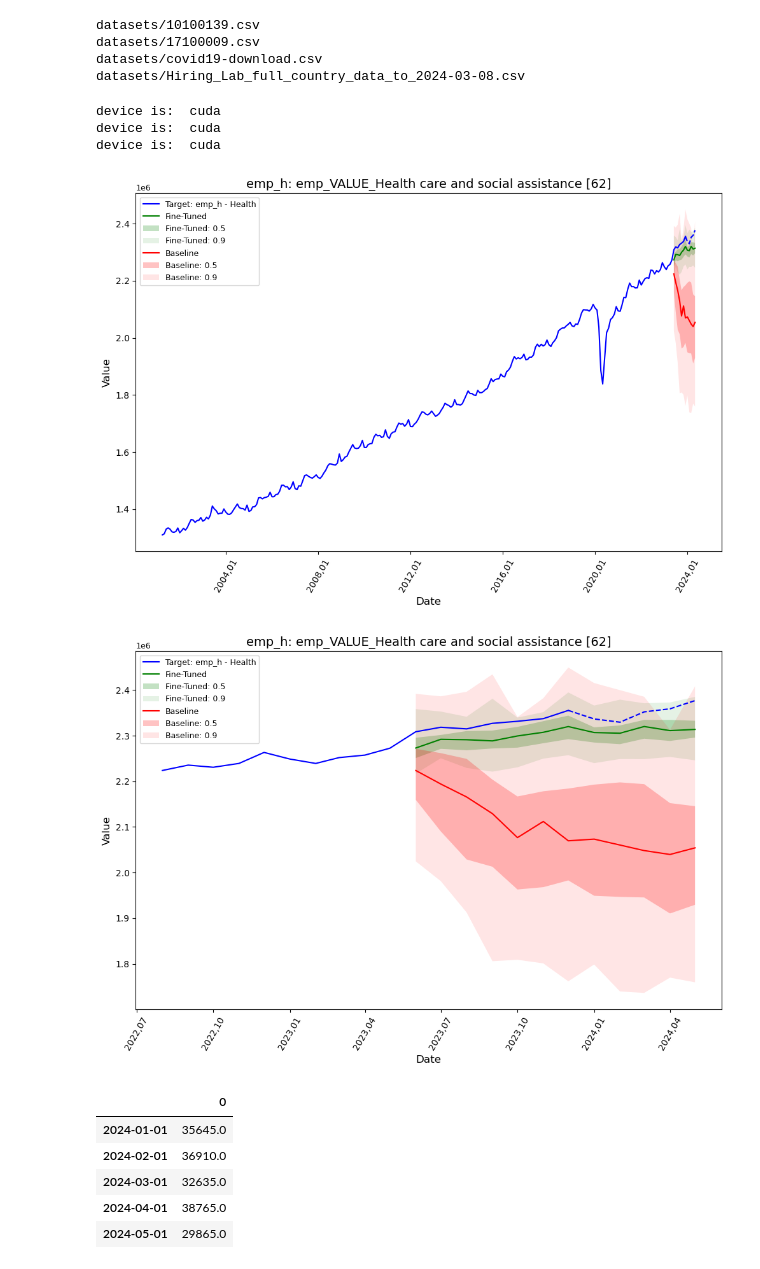
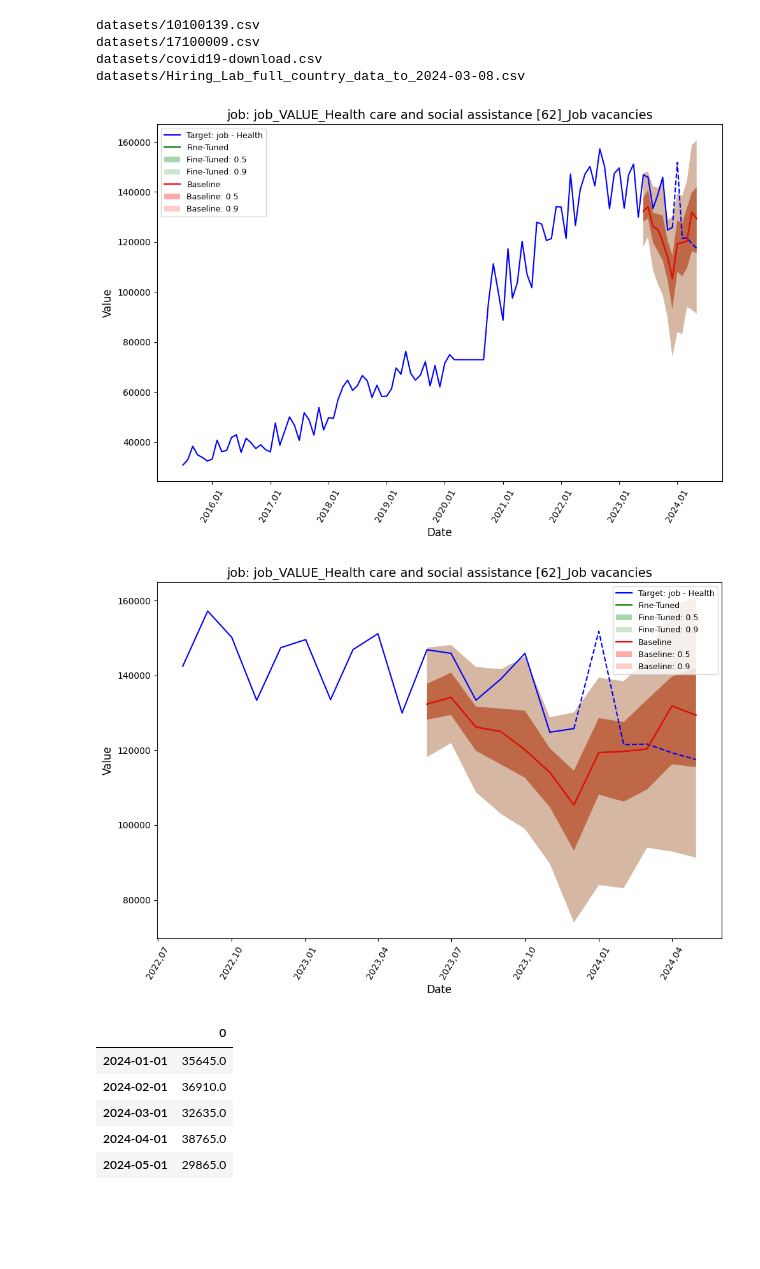
Before and after one commit to Azizkhaled/forcasting-labour-indicators, a Jupyter notebook: playground.ipynb, the cells around one changed output. Cells and saved outputs as stored; diff of their text form; code cells hidden in the pictures; blank space fills up the shorter version.

```diff
--- a/playground.ipynb
+++ b/playground.ipynb
@@ -11,9 +15,9 @@ df_path = 'datasets\job_melt_complete_data_2024.csv'
 remaining_feature_groups_idxs = [2, 4, 5, 6, 8, 9, 10]
 feature_prefixes = ['covid', 'indeed', 'inf_VALUE_Bank rate', 'inf_VALUE_Target rate',
                     'cpi_VALUE', 'gdp_VALUE', 'bus', 'job', 'ear', 'emp', 'hou']
-plots_dir = "Final_run-J-08-20"
+plots_dir = "run-2024-08-28-11-12-job"
 model_name = 'lag-llama'
-datasets = [('job', 'datasets\job_melt_complete_data_2024.csv', 5.2)]
+datasets = [('job', 'datasets\job_melt_complete_data_2024.csv', 6)]
 # %%
 df = pd.read_csv(df_path)
 
@@ -293,9 +282,9 @@ from tqdm import tqdm
 from scripts.plots_and_evaluation import evaluate_model, plots_and_evaluation, plots_and_evaluation_2
 
 # plots_dir_ = 'Final_run-EEHJ'
-plots_dir = r'run-2024-08-27-19-01'
+plots_dir = r'run-2024-08-28-11-12-job'
 results = []
-datasets = [('emp_h','emp_health_melt_complete_data', 6)]
+datasets = [('job','job_melt_complete_data', 6)]
 # datasets = [('emp', 'emp_melt_complete_data_2024.csv', 6), ('earn', 'ear_melt_complete_data_2024.csv', 6), ('hours', 'hou_melt_complete_data_2024.csv', 6), ('job', 'job_melt_complete_data_2024.csv', 5.2)]
 for dataset_name, path_to_csv, cl in tqdm(datasets, desc=f"Plotting model datasets"):
     # Specify the path to the pickle file
@@ -320,38 +309,35 @@ for dataset_name, path_to_csv, cl in tqdm(datasets, desc=f"Plotting model datase
     # agg_metrics, ts_metrics, agg_metrics_2, ts_metrics_2 = plot_obj.evaluate()
     plot_obj.plot_forcasts_all(Dataset_name = loaded_best_result_fine_tuned.dataset_name, save_path=save_path, zoom_to_predicted= True)
     # agg_metrics, ts_metrics, agg_metrics_2, ts_metrics_2 = plot_obj.evaluate()
 
     if 'job' in dataset_name:
         column= dataset_name[:3]+'_VALUE_'+'Total, all industries'+'_Job vacancies'
     else:
         column = dataset_name[:3]+'_VALUE_'+'Industrial aggregate excluding unclassified businesses [11-91N]'
 
     # Finetuned_all_industries_mape = ts_metrics[ts_metrics['item_id'] == column]['MAPE'].item()
     # baseline_all_industries_mape = ts_metrics_2[ts_metrics_2['item_id'] == column]['MAPE'].item()
 
     # # Store the results
     # results.append({
     #     'Dataset': dataset_name,
     #     'Finetuned MAPE': agg_metrics['MAPE'],
     #     'Baseline MAPE': agg_metrics_2['MAPE'],
     #     'Finetuned MASE': agg_metrics['MASE'],
     #     'Baseline MASE': agg_metrics_2['MASE'],
     #     'Finetuned All Industries MAPE': Finetuned_all_industries_mape,
     #     'Baseline All Industries MAPE': baseline_all_industries_mape
     # })
 
 # Convert results to a DataFrame
 # df_results = pd.DataFrame(results)
 
 # # Save to CSV
 # csv_file_path = os.path.join(plots_dir, 'baseline_finetuned_comparison.csv')
 # df_results.to_csv(csv_file_path, index=False)
 # %% [output]
-device is:  cuda
-device is:  cuda
-device is:  cuda
-[figure, old version]
+[figure, new version]
-[figure, old version]
+[figure, new version]
 # %%
 loaded_best_result_fine_tuned.ts[1].to_timestamp()[loaded_best_result_fine_tuned.ts[1].index >= '2024-01-01']
 # %% [output]
```
Also changed, not shown: parts of 3 cells of this notebook, 8 other files.
